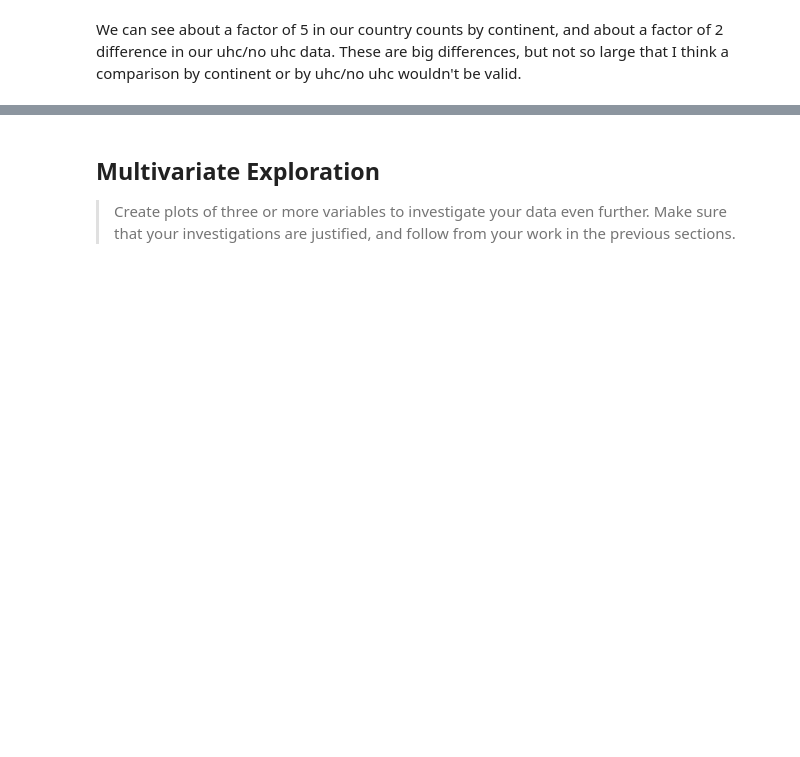
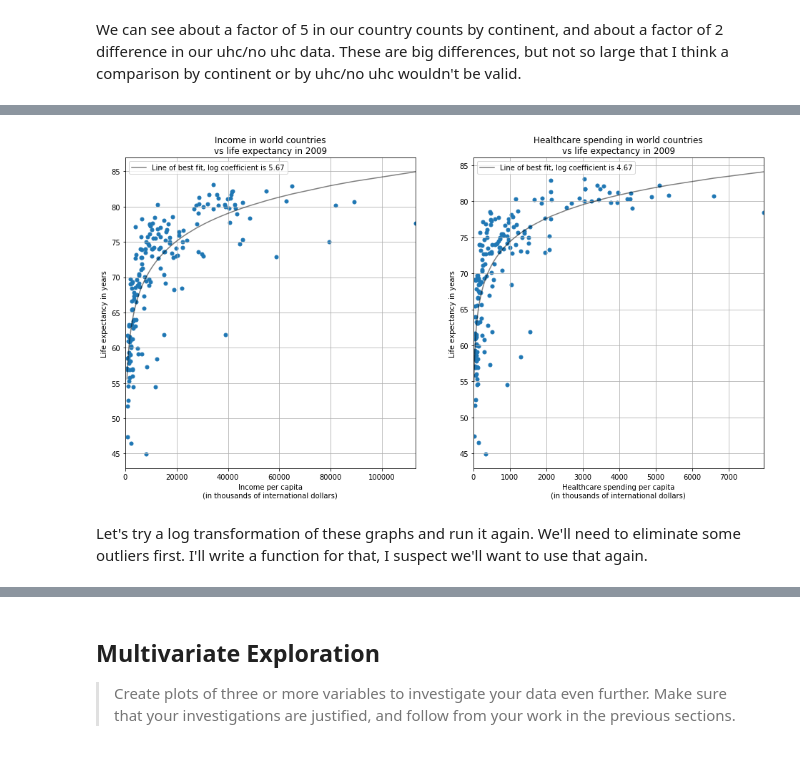
Before and after one commit to mullendavidh/nanodegree-project-5, a Jupyter notebook: exploration_template.ipynb, the cells around one changed output, grey strips where cells are left out. Cells and saved outputs as stored; diff of their text form; code cells hidden in the pictures; blank space fills up the shorter version.

```diff
--- a/exploration_template.ipynb
+++ b/exploration_template.ipynb
@@ -545,0 +583,40 @@ We can see about a factor of 5 in our country counts by continent, and about a f
+# %%
+df_g = df.query('th == th')
+
+y = df_g.loc[:,'le'].values
+x1 = df_g.loc[:,'ic'].values
+x2 = df_g.loc[:,'th'].values
+
+fig = plt.figure(figsize=(16, 8))
+
+plt.subplot(1,2,1)
+plt.scatter(x1, y, alpha=1, marker='.', s = 100, color=base_color)
+plt.xlabel('Income per capita\n(in thousands of international dollars)')
+plt.ylabel('Life expectancy in years')
+plt.title('Income in world countries\nvs life expectancy in {}'.format(str(year)))
+plt.grid(True)
+plt.xlim(0, x1.max())
+
+# Note: sorting is necessary to keep matplotlib from drawing multiple curves
+mlog, blog = np.polyfit(np.log(x1), y, 1)
+plt.plot(np.sort(x1), mlog*np.log(np.sort(x1)) + blog, \
+         label='Line of best fit, log coefficient is {}'.format(str(round(mlog,2))), color='black', alpha = .5)
+plt.legend();
+
+plt.subplot(1,2,2)
+plt.scatter(x2, y, alpha=1, marker='.', s = 100, color=base_color)
+plt.xlabel('Healthcare spending per capita\n(in thousands of international dollars)')
+plt.ylabel('Life expectancy in years')
+plt.title('Healthcare spending in world countries\nvs life expectancy in {}'.format(str(year)))
+plt.grid(True)
+plt.xlim(0, x2.max())
+
+# Note: sorting is necessary to keep matplotlib from drawing multiple curves
+mlog, blog = np.polyfit(np.log(x2), y, 1)
+plt.plot(np.sort(x2), mlog*np.log(np.sort(x2)) + blog, \
+         label='Line of best fit, log coefficient is {}'.format(str(round(mlog,2))), color='black', alpha = .5)
+plt.legend();
+# %% [output]
+[figure, added]
+# %% [markdown]
+Let's try a log transformation of these graphs and run it again. We'll need to eliminate some outliers first. I'll write a function for that, I suspect we'll want to use that again.
```
Also changed, not shown: parts of 9 cells of this notebook.
